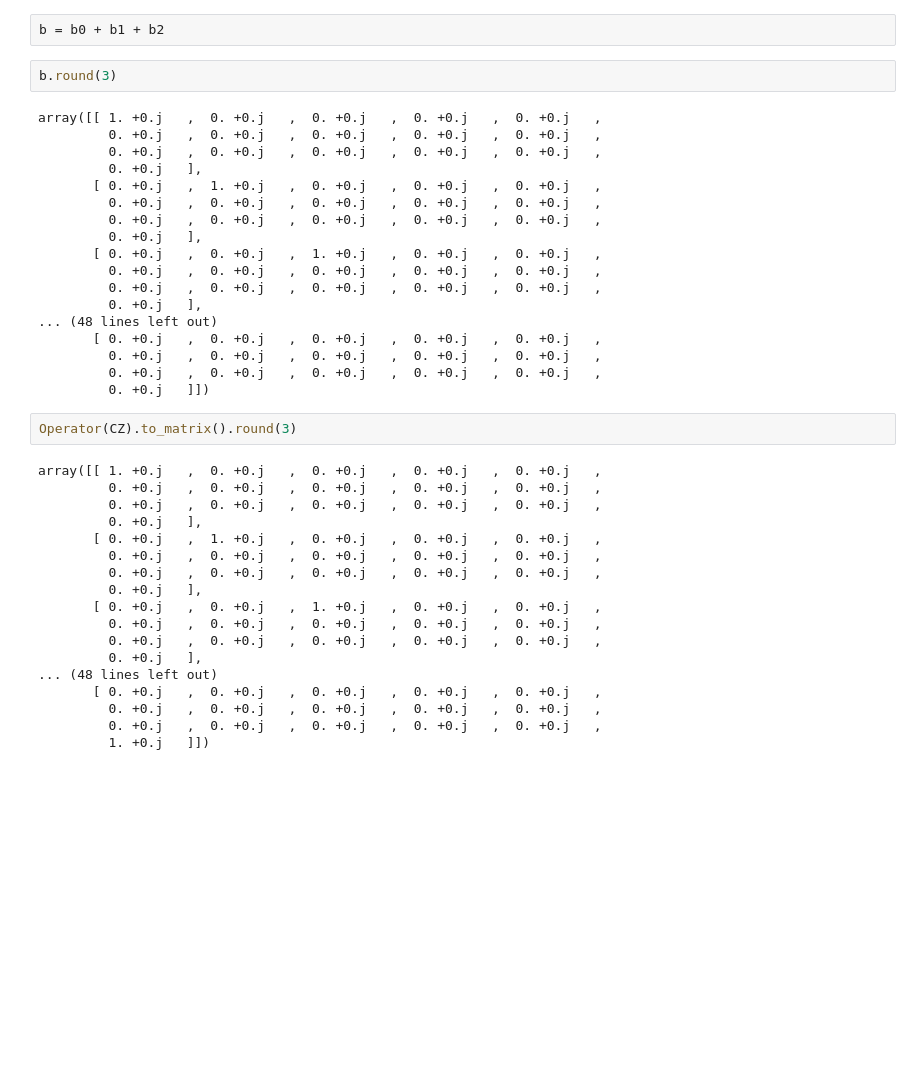
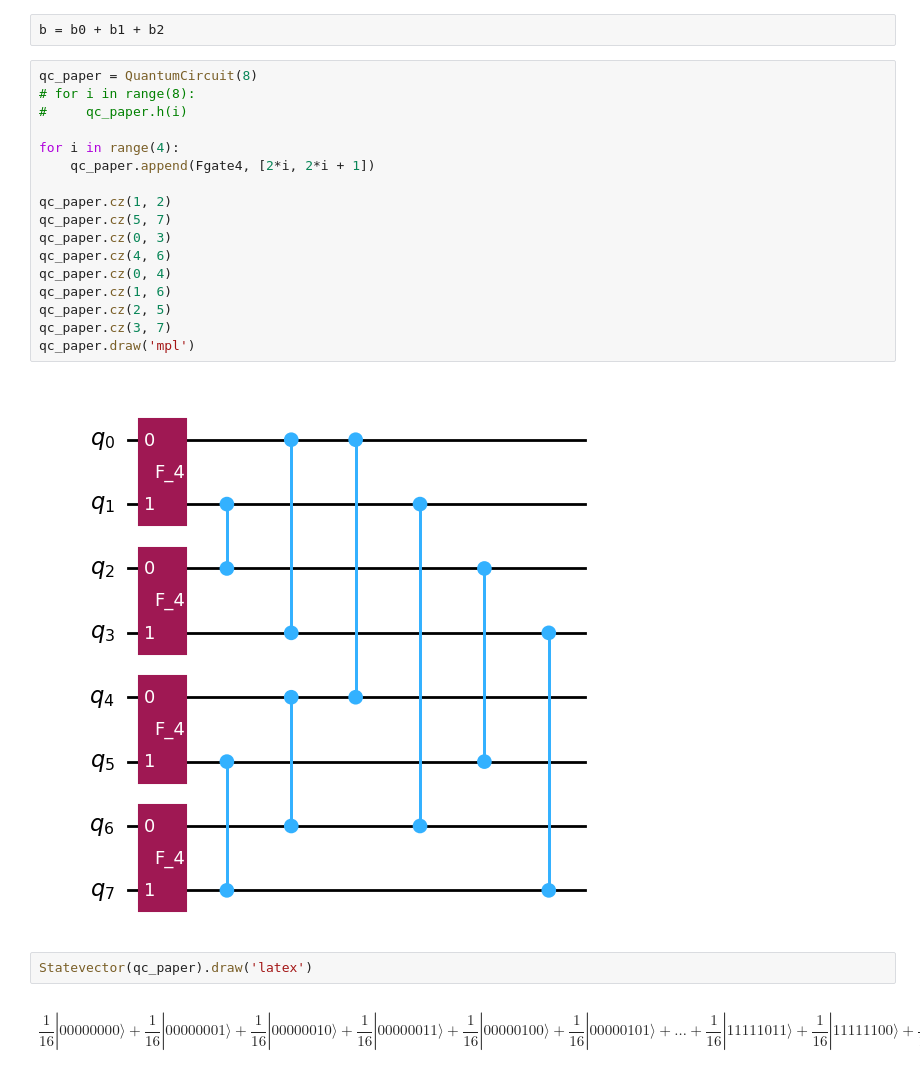
Before and after one commit to slysek/qudityD3, a Jupyter notebook: QuditsOnQubits/fourier_4lvl.ipynb, the cells around one changed output. Saved outputs shown, nothing was run; the diff lists cells and outputs as text; blank space fills up the shorter version.

```diff
--- a/QuditsOnQubits/fourier_4lvl.ipynb
+++ b/QuditsOnQubits/fourier_4lvl.ipynb
@@ -505,43 +507,26 @@ b1 = np.kron(proj(qutryt1, qutryt1), proj(qutryt0, qutryt0)) + pow(omega3, 1) *
 b2 = np.kron(proj(qutryt2, qutryt2), proj(qutryt0, qutryt0)) + pow(omega, 2) * np.kron(proj(qutryt2, qutryt2), proj(qutryt1, qutryt1)) + pow(omega, 4) * np.kron(proj(qutryt2, qutryt2), proj(qutryt2, qutryt2))
 # %%
 b = b0 + b1 + b2
-# %%
-b.round(3)
-# %% [output]
-array([[ 1. +0.j   ,  0. +0.j   ,  0. +0.j   ,  0. +0.j   ,  0. +0.j   ,
-         0. +0.j   ,  0. +0.j   ,  0. +0.j   ,  0. +0.j   ,  0. +0.j   ,
-         0. +0.j   ,  0. +0.j   ,  0. +0.j   ,  0. +0.j   ,  0. +0.j   ,
-         0. +0.j   ],
-       [ 0. +0.j   ,  1. +0.j   ,  0. +0.j   ,  0. +0.j   ,  0. +0.j   ,
-         0. +0.j   ,  0. +0.j   ,  0. +0.j   ,  0. +0.j   ,  0. +0.j   ,
-         0. +0.j   ,  0. +0.j   ,  0. +0.j   ,  0. +0.j   ,  0. +0.j   ,
-         0. +0.j   ],
-       [ 0. +0.j   ,  0. +0.j   ,  1. +0.j   ,  0. +0.j   ,  0. +0.j   ,
-         0. +0.j   ,  0. +0.j   ,  0. +0.j   ,  0. +0.j   ,  0. +0.j   ,
-         0. +0.j   ,  0. +0.j   ,  0. +0.j   ,  0. +0.j   ,  0. +0.j   ,
-         0. +0.j   ],
-... (48 lines left out)
-       [ 0. +0.j   ,  0. +0.j   ,  0. +0.j   ,  0. +0.j   ,  0. +0.j   ,
-         0. +0.j   ,  0. +0.j   ,  0. +0.j   ,  0. +0.j   ,  0. +0.j   ,
-         0. +0.j   ,  0. +0.j   ,  0. +0.j   ,  0. +0.j   ,  0. +0.j   ,
-         0. +0.j   ]])
-# %%
-Operator(CZ).to_matrix().round(3)
-# %% [output]
-array([[ 1. +0.j   ,  0. +0.j   ,  0. +0.j   ,  0. +0.j   ,  0. +0.j   ,
-         0. +0.j   ,  0. +0.j   ,  0. +0.j   ,  0. +0.j   ,  0. +0.j   ,
-         0. +0.j   ,  0. +0.j   ,  0. +0.j   ,  0. +0.j   ,  0. +0.j   ,
-         0. +0.j   ],
-       [ 0. +0.j   ,  1. +0.j   ,  0. +0.j   ,  0. +0.j   ,  0. +0.j   ,
-         0. +0.j   ,  0. +0.j   ,  0. +0.j   ,  0. +0.j   ,  0. +0.j   ,
-         0. +0.j   ,  0. +0.j   ,  0. +0.j   ,  0. +0.j   ,  0. +0.j   ,
-         0. +0.j   ],
-       [ 0. +0.j   ,  0. +0.j   ,  1. +0.j   ,  0. +0.j   ,  0. +0.j   ,
-         0. +0.j   ,  0. +0.j   ,  0. +0.j   ,  0. +0.j   ,  0. +0.j   ,
-         0. +0.j   ,  0. +0.j   ,  0. +0.j   ,  0. +0.j   ,  0. +0.j   ,
-         0. +0.j   ],
-... (48 lines left out)
-       [ 0. +0.j   ,  0. +0.j   ,  0. +0.j   ,  0. +0.j   ,  0. +0.j   ,
-         0. +0.j   ,  0. +0.j   ,  0. +0.j   ,  0. +0.j   ,  0. +0.j   ,
-         0. +0.j   ,  0. +0.j   ,  0. +0.j   ,  0. +0.j   ,  0. +0.j   ,
-         1. +0.j   ]])
+# %%
+qc_paper = QuantumCircuit(8)
+# for i in range(8):
+#     qc_paper.h(i)
+
+for i in range(4):
+    qc_paper.append(Fgate4, [2*i, 2*i + 1])
+
+qc_paper.cz(1, 2)
+qc_paper.cz(5, 7)
+qc_paper.cz(0, 3)
+qc_paper.cz(4, 6)
+qc_paper.cz(0, 4)
+qc_paper.cz(1, 6)
+qc_paper.cz(2, 5)
+qc_paper.cz(3, 7)
+qc_paper.draw('mpl')
+# %% [output]
+[figure, added]
+# %%
+Statevector(qc_paper).draw('latex')
+# %% [output]
+$$\frac{1}{16} |00000000\rangle+\frac{1}{16} |00000001\rangle+\frac{1}{16} |00000010\rangle+\frac{1}{16} |00000011\rangle+\frac{1}{16} |00000100\rangle+\frac{1}{16} |00000101\rangle + \ldots +\frac{1}{16} |11111011\rangle+\frac{1}{16} |11111100\rangle+\frac{1}{16} |11111101\rangle+\frac{1}{16} |11111110\rangle+\frac{1}{16} |11111111\rangle$$
```
Also changed, not shown: parts of 8 cells of this notebook, 3 other files.
